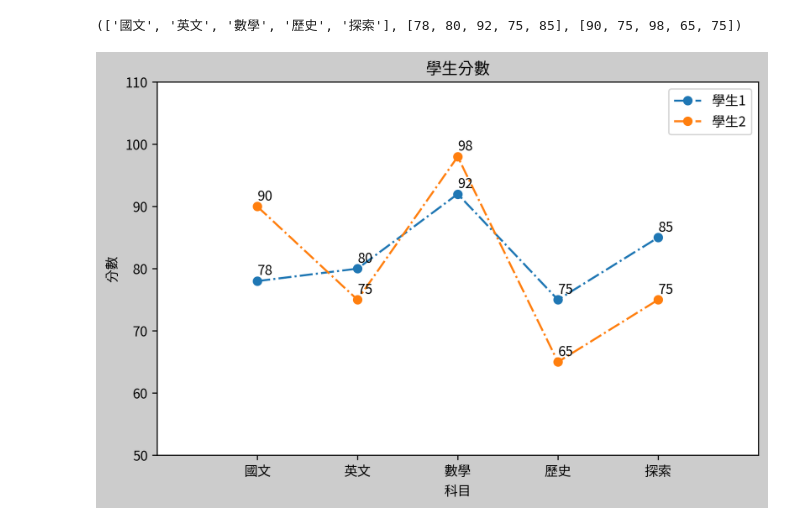
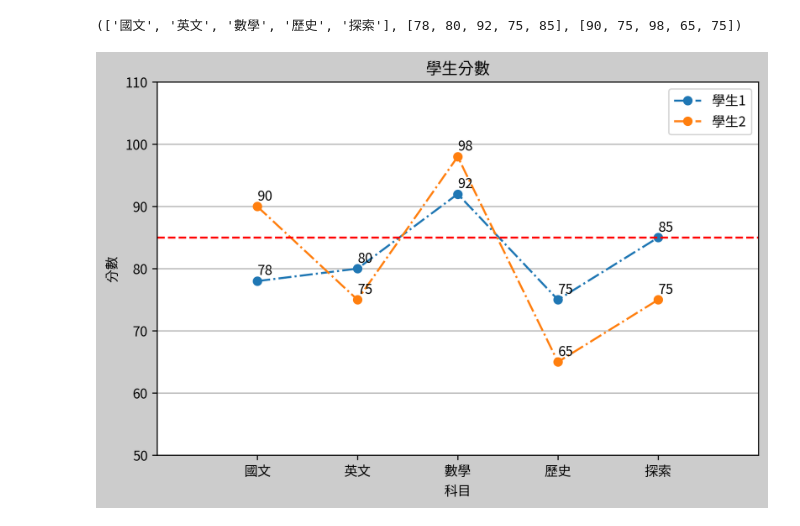
Before and after one commit to roberthsu2003/__2025_04_13_python_sunday__, a Jupyter notebook: lesson13/lesson13_1.ipynb, the cells around one changed output. Cells and saved outputs as stored; diff of their text form; code cells hidden in the pictures.

```diff
--- a/lesson13/lesson13_1.ipynb
+++ b/lesson13/lesson13_1.ipynb
@@ -76,24 +76,27 @@ subjects, stu1_values, stu2_values
 # %%
 #標準寫法
 figure = plt.figure(figsize=(8, 5),dpi=240,facecolor='#cccccc')
 axes = figure.add_subplot(1,1,1)
 axes.set_title("學生分數")
 axes.set_xlabel("科目")
 axes.set_ylabel("分數")
 axes.plot(subjects,stu1_values,marker='o',linestyle='-.',label="學生1")
 axes.plot(subjects,stu2_values,marker='o',linestyle='-.',label="學生2")
+axes.hlines(85,xmin=-1,xmax=6,colors='red',linestyles='--')
 x_locations = axes.get_xticks()
 y_locations = axes.get_yticks()
 #print(axes.get_xticklabels())
 #axes.set_xticklabels(['chinese', 'english', 'math', 'history', 'discover'])
 axes.set_xlim(xmin=min(x_locations)-1,xmax=max(x_locations)+1)
 axes.set_ylim(ymin=min(y_locations)-10,ymax=max(y_locations)+10)
+
 for x in x_locations:
     axes.annotate(str(stu1_values[x]),(x,stu1_values[x]+1))
     axes.annotate(str(stu2_values[x]),(x,stu2_values[x]+1))
 #axes.annotate("註解",(0,80))
 axes.legend()
+axes.grid(axis='y')
 plt.show()
 plt.close()
 # %% [output]
-[figure, old version]
+[figure, new version]
```
